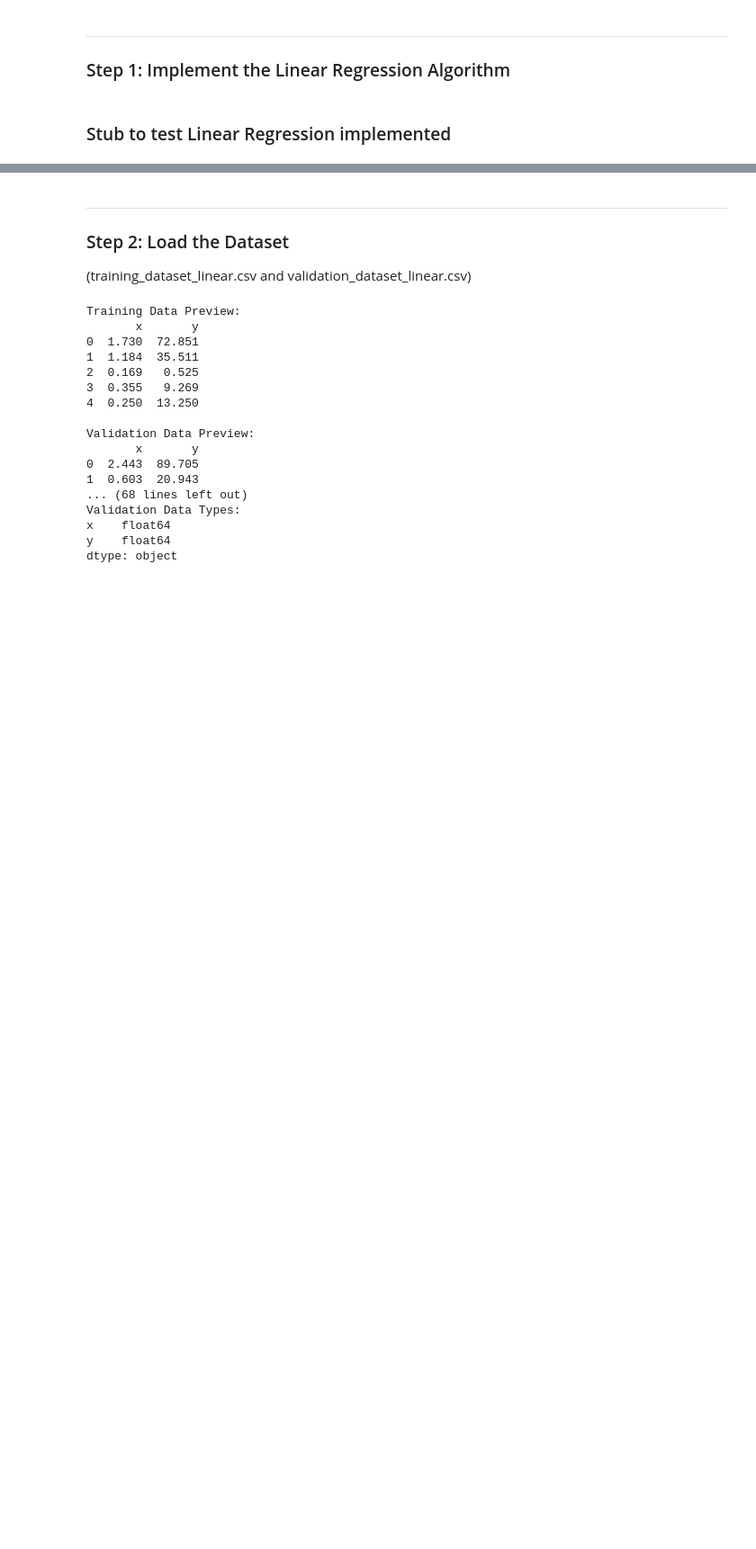
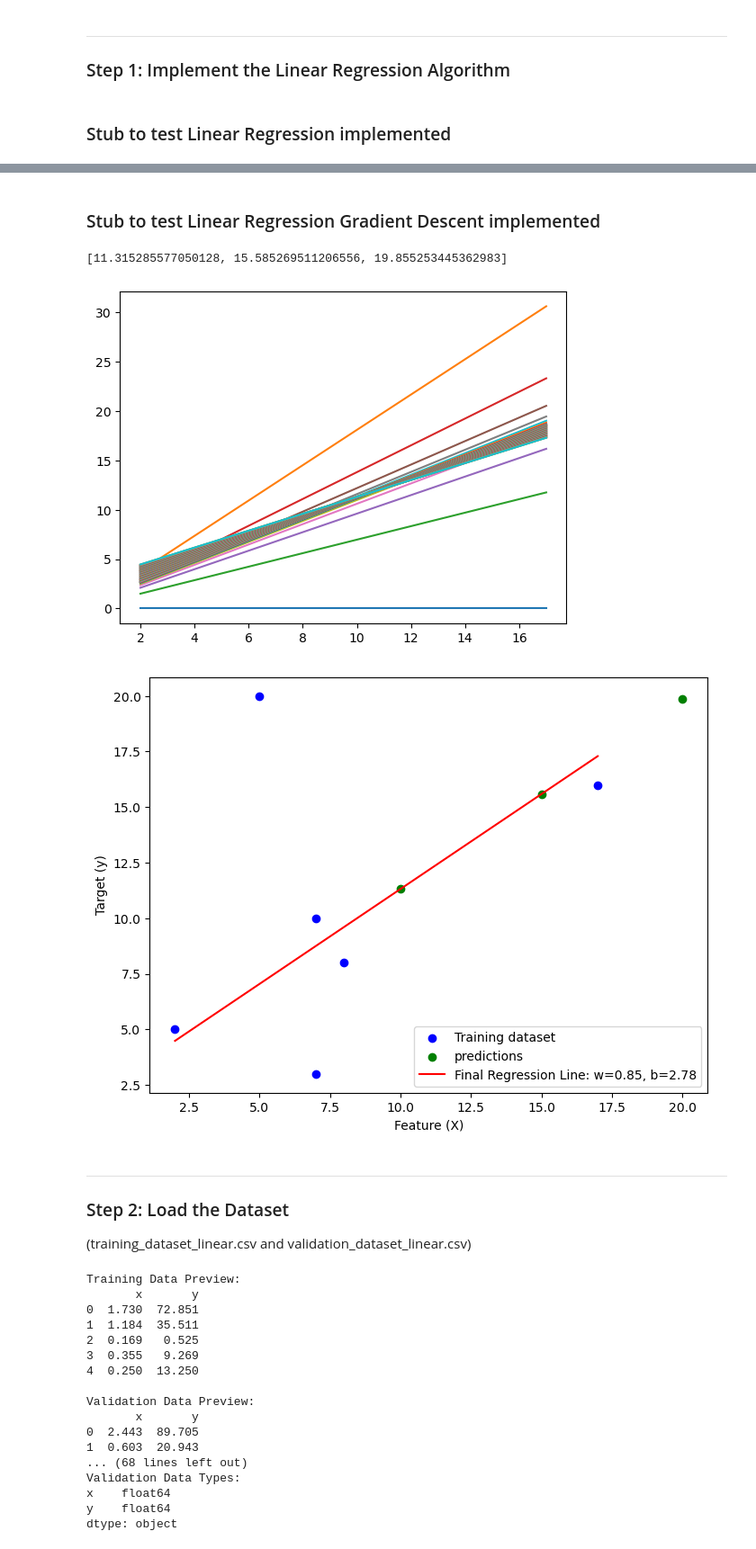
Before and after one commit to NolanMM/PROG74000-25W-Sec1-Applications-of-Artificial-Intelligence-and-Machine-Learning, a Jupyter notebook: Assignment_2/Assignment_2.ipynb, the cells around one changed output, grey strips where cells are left out. Shown at 90% size. Cells and saved outputs as stored; diff of their text form; code cells hidden in the pictures; blank space fills up the shorter version.

```diff
--- a/Assignment_2/Assignment_2.ipynb
+++ b/Assignment_2/Assignment_2.ipynb
@@ -203,3 +279,54 @@ Predicted Y values: [85.59308315 76.83664459 68.08020603]
+# %% [markdown]
+### Stub to test Linear Regression Gradient Descent implemented
+# %%
+TrainY = [20, 10, 8, 3, 5, 16 ]
+#TrainX = [[4, 3], [7, 11], [11, 15], [15, 12], [12, 8], [8, 9]]  # for multiple features
+TrainX = [5, 7, 8, 7, 2, 17] # for 1 feature
+
+# Test data
+#test_x = [[10, 9], [9, 15], [15, 5]] # for multiple features
+test_x = [10, 15, 20] # for 1 feature
+
+
+# Initialize and train the model
+model = Linear_Regression()
+
+iterations = 100
+lr = 0.01
+w = 0
+b = 0
+w_final, cost_history, w_history, b_final, b_history = model.gradient_descent(TrainX, TrainY, lr=lr, iterations=iterations, w=w, b=b)
+#plt.figure(figsize=(8, 6))
+#plt.scatter(TrainX, TrainY, color='blue', label='Training dataset')  # Plot original data
+#plt.xlabel('Feature (X)')
+#plt.ylabel('Target (y)')
+X = np.arange(np.min(TrainX), np.max(TrainX)+1, 1).reshape(-1, 1)
+for i in range(0, iterations):
+    w_iter = w_history[i]
+    b_iter = b_history[i]
+    plt.plot(X, w_iter * X + b_iter, label=f'Iteration {i+1}  w= {w_iter} b= {b_iter}')
+    #print(b_iter)
+    #print(w_iter)
+
+
+predictions, mean_slope, intercept = model.predict(test_x)
+print(predictions)
+
+plt.figure(figsize=(8, 6))
+plt.scatter(TrainX, TrainY, color='blue', label='Training dataset')  # Plot original data
+plt.scatter(test_x, predictions, color='green', label='predictions')  # Plot original data
+
+#Plot the final regression line after all iterations
+plt.plot(X, np.mean(w_final) * X + b_final, label=f'Final Regression Line: w={np.mean(w_final):.2f}, b={b_final:.2f}', color='red')
+
+plt.xlabel('Feature (X)')
+plt.ylabel('Target (y)')
+plt.legend()
+plt.show()
+# %% [output]
+[11.315285577050128, 15.585269511206556, 19.855253445362983]
+[figure, added]
+[figure, added]
 # %% [markdown]
 ---
 
```
Also changed, not shown: parts of 4 cells of this notebook.
